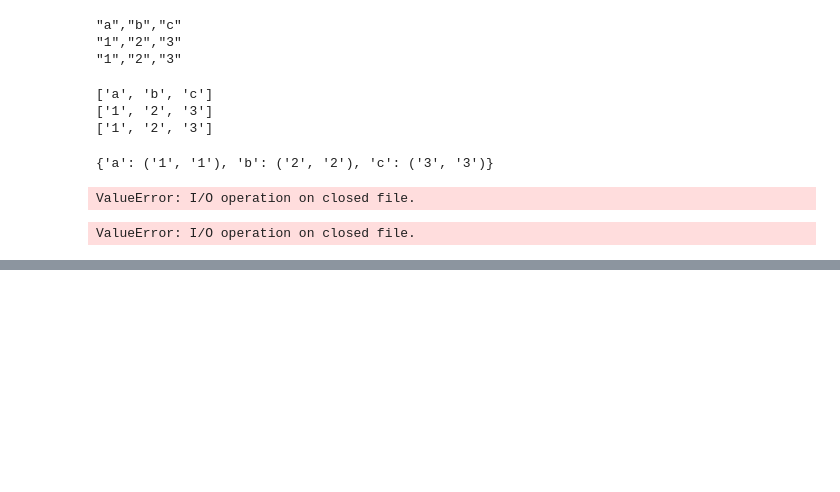
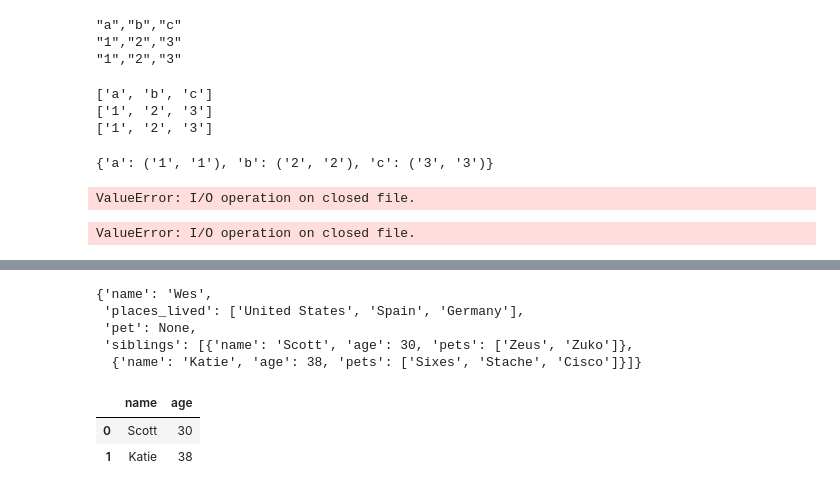
Before and after one commit to JosephKowalski2/WesWrangling, a Jupyter notebook: Chapter6WorkAlong.ipynb, the cells around one changed output, grey strips where cells are left out. Cells and saved outputs as stored; diff of their text form; code cells hidden in the pictures; blank space fills up the shorter version.

```diff
--- a/Chapter6WorkAlong.ipynb
+++ b/Chapter6WorkAlong.ipynb
@@ -337,0 +340,9 @@ with open('mydata.csv', 'w') as f:
+# %%
+obj = """
+{"name": "Wes",
+ "places_lived": ["United States", "Spain", "Germany"],
+  "pet": null,
+  "siblings": [{"name": "Scott", "age": 30, "pets": ["Zeus", "Zuko"]},
+               {"name": "Katie", "age": 38, "pets": ["Sixes", "Stache", "Cisco"]}]
+}
+"""
@@ -337,0 +351,10 @@ with open('mydata.csv', 'w') as f:
+# %%
+result = json.loads(obj)
+# %%
+result
+# %% [output]
+{'name': 'Wes',
+ 'places_lived': ['United States', 'Spain', 'Germany'],
+ 'pet': None,
+ 'siblings': [{'name': 'Scott', 'age': 30, 'pets': ['Zeus', 'Zuko']},
+  {'name': 'Katie', 'age': 38, 'pets': ['Sixes', 'Stache', 'Cisco']}]}
@@ -337,0 +363,8 @@ with open('mydata.csv', 'w') as f:
+# %%
+siblings = pd.DataFrame(result['siblings'], columns = ['name', 'age'])
+# %%
+siblings
+# %% [output]
+|  | name | age |
+| 0 | Scott | 30 |
+| 1 | Katie | 38 |
```
Also changed, not shown: parts of 10 cells of this notebook.
